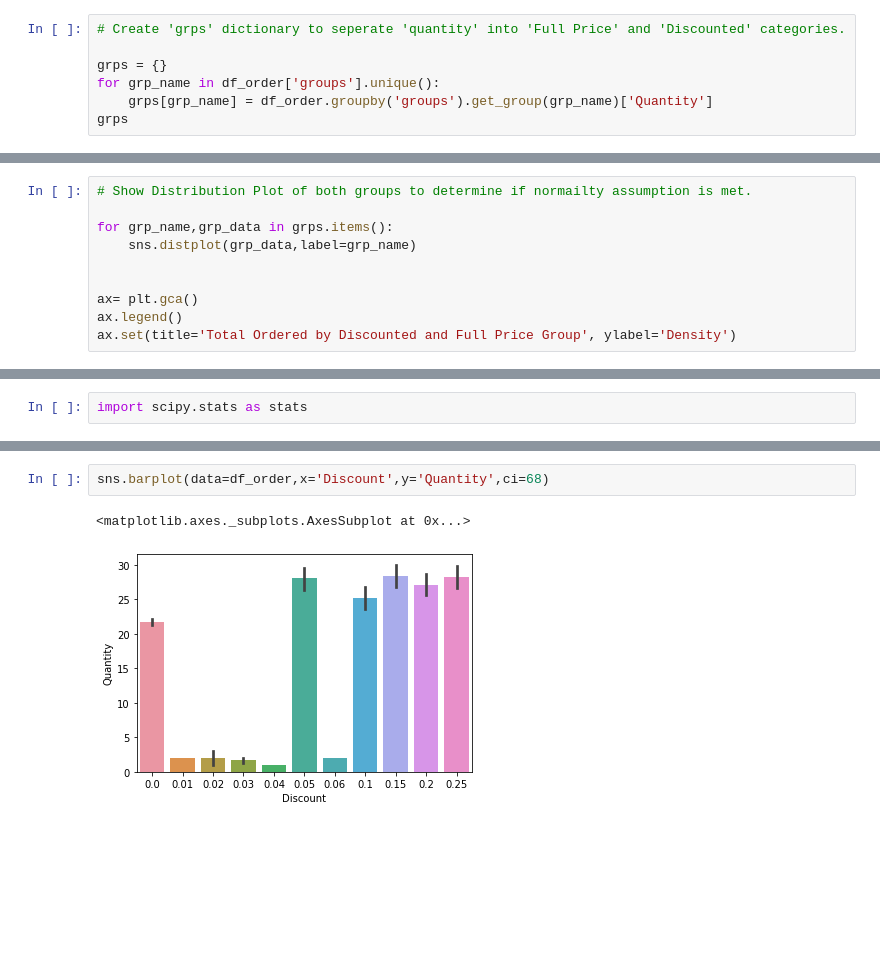
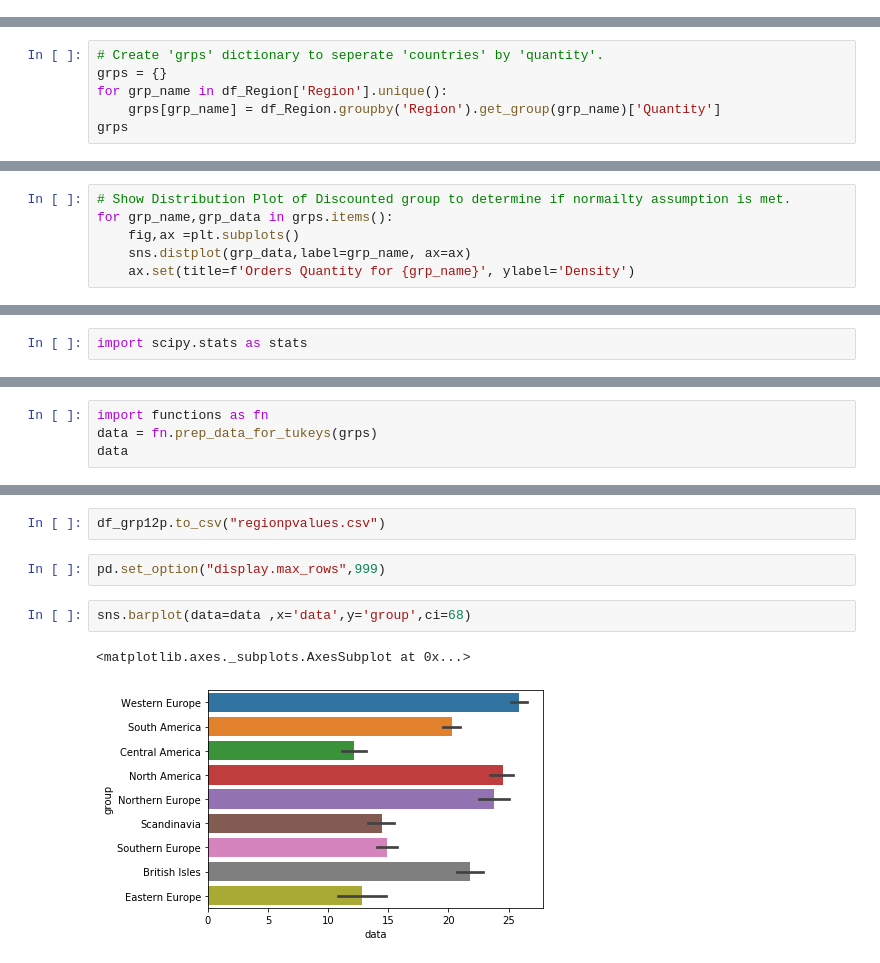
Before and after one commit to chefnewman/dsc-mod-3-project-online-ds-pt-100719, a Jupyter notebook: Student.ipynb, the cells around one changed output, grey strips where cells are left out. Cells and saved outputs as stored; diff of their text form; blank space fills up the shorter version.

```diff
--- a/Student.ipynb
+++ b/Student.ipynb
@@ -1040,7 +1047,0 @@ sns.barplot(data=df_order, x='groups', y='Quantity', ci=68 )
-# %%
-# Create 'grps' dictionary to seperate 'quantity' into 'Full Price' and 'Discounted' categories.
-
-grps = {}
-for grp_name in df_order['groups'].unique():
-    grps[grp_name] = df_order.groupby('groups').get_group(grp_name)['Quantity']
-grps
@@ -1065,2 +1048,8 @@ grps
 # %% [markdown]
 ### Check for outliers.
+# %%
+# Create 'grps' dictionary to seperate 'countries' by 'quantity'.
+grps = {}
+for grp_name in df_Region['Region'].unique():
+    grps[grp_name] = df_Region.groupby('Region').get_group(grp_name)['Quantity']
+grps
@@ -1067,11 +1074,7 @@ grps
 # %%
-# Show Distribution Plot of both groups to determine if normailty assumption is met.
-
+# Show Distribution Plot of Discounted group to determine if normailty assumption is met.
 for grp_name,grp_data in grps.items():
-    sns.distplot(grp_data,label=grp_name)
-
-
-ax= plt.gca()
-ax.legend()
-ax.set(title='Total Ordered by Discounted and Full Price Group', ylabel='Density')
+    fig,ax =plt.subplots()
+    sns.distplot(grp_data,label=grp_name, ax=ax)
+    ax.set(title=f'Orders Quantity for {grp_name}', ylabel='Density')
 # %% [output]
@@ -1205,0 +1191,4 @@ Cohen_d(grps['Full Price'],grps['Discounted'])
+# %%
+import functions as fn
+data = fn.prep_data_for_tukeys(grps)
+data
@@ -1228,5 +1274,9 @@ Multiple Comparison of Means - Tukey HSD, FWER=0.05
+# %%
+df_grp12p.to_csv("regionpvalues.csv")
+# %%
+pd.set_option("display.max_rows",999)
 # %%
-sns.barplot(data=df_order,x='Discount',y='Quantity',ci=68)
+sns.barplot(data=data ,x='data',y='group',ci=68)
 # %% [output]
 <matplotlib.axes._subplots.AxesSubplot at 0x...>
-[figure, old version]
+[figure, new version]
```
Also changed, not shown: parts of 30 cells of this notebook, 1 other file.
